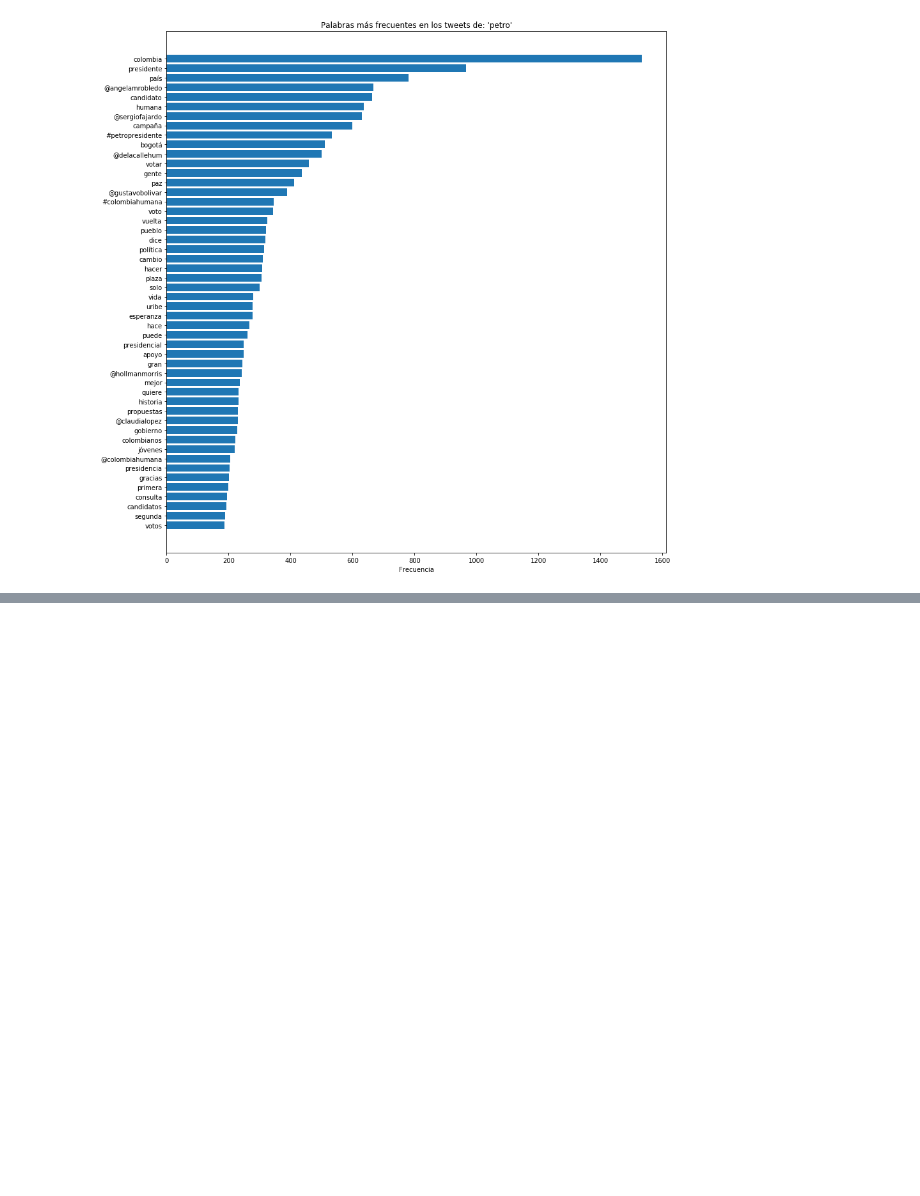
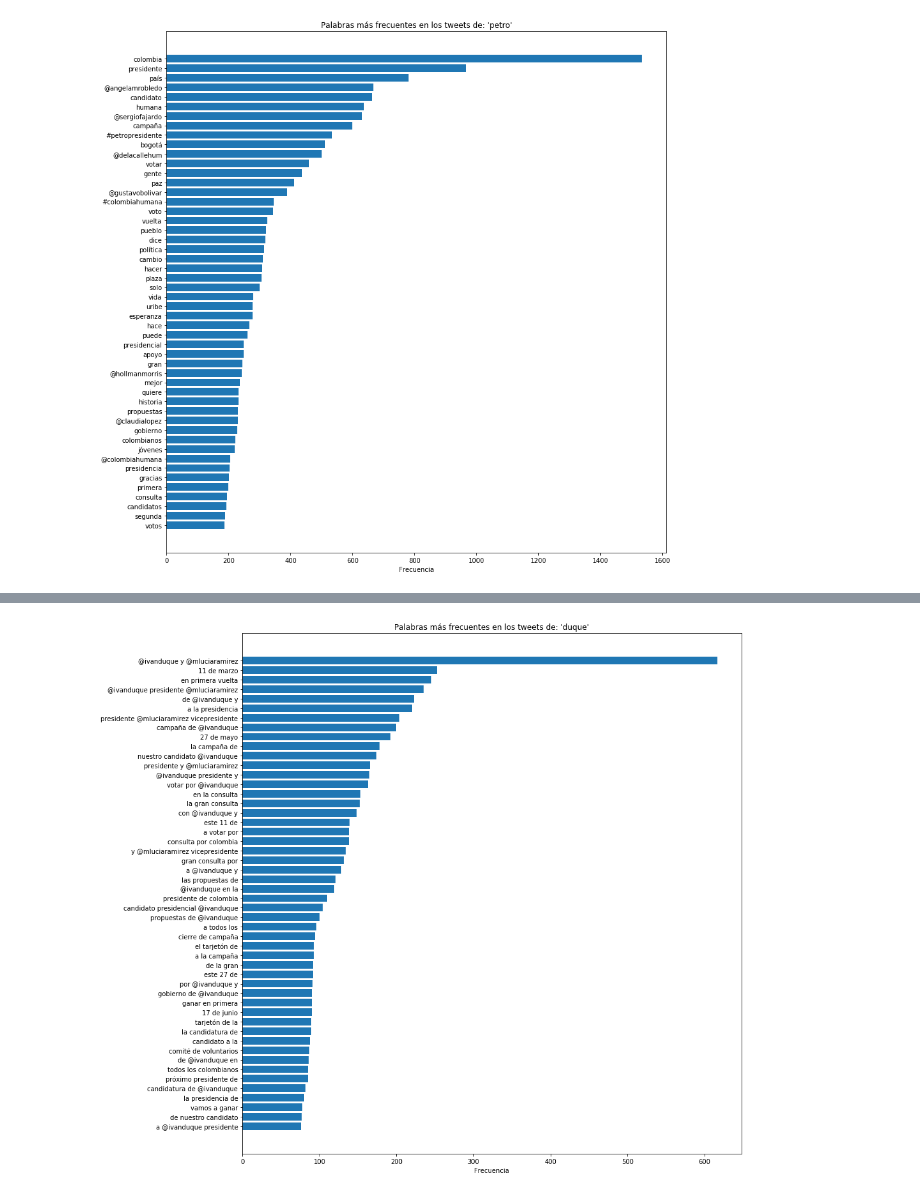
Before and after one commit to sbacarob/defamation-on-colombian-electoral-campaigns, a Jupyter notebook: analyzing_the_data.ipynb, the cells around one changed output, grey strips where cells are left out. Cells and saved outputs as stored; diff of their text form; code cells hidden in the pictures; blank space fills up the shorter version.

```diff
--- a/analyzing_the_data.ipynb
+++ b/analyzing_the_data.ipynb
@@ -504,0 +565,4 @@ Sentiment(polarity=0.0, subjectivity=0.0)
+# %%
+plot_data(most_frequent_trigrams, 'duque')
+# %% [output]
+[figure, added]
```
Also changed, not shown: parts of 32 cells of this notebook.
